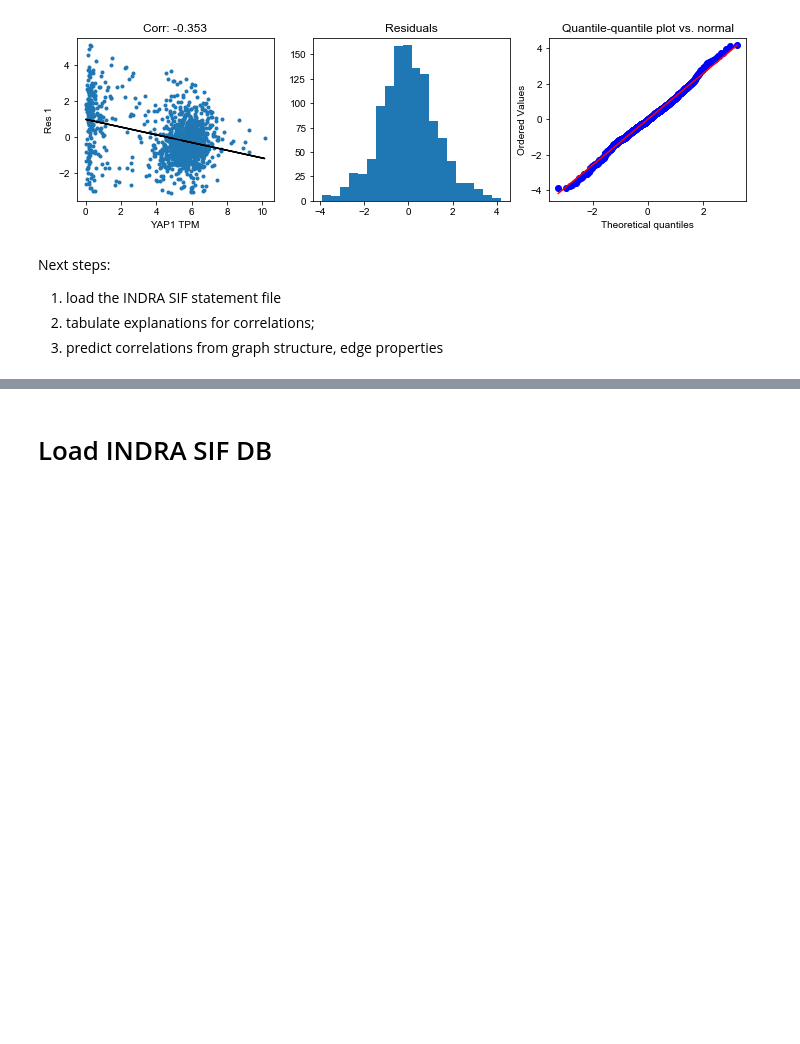
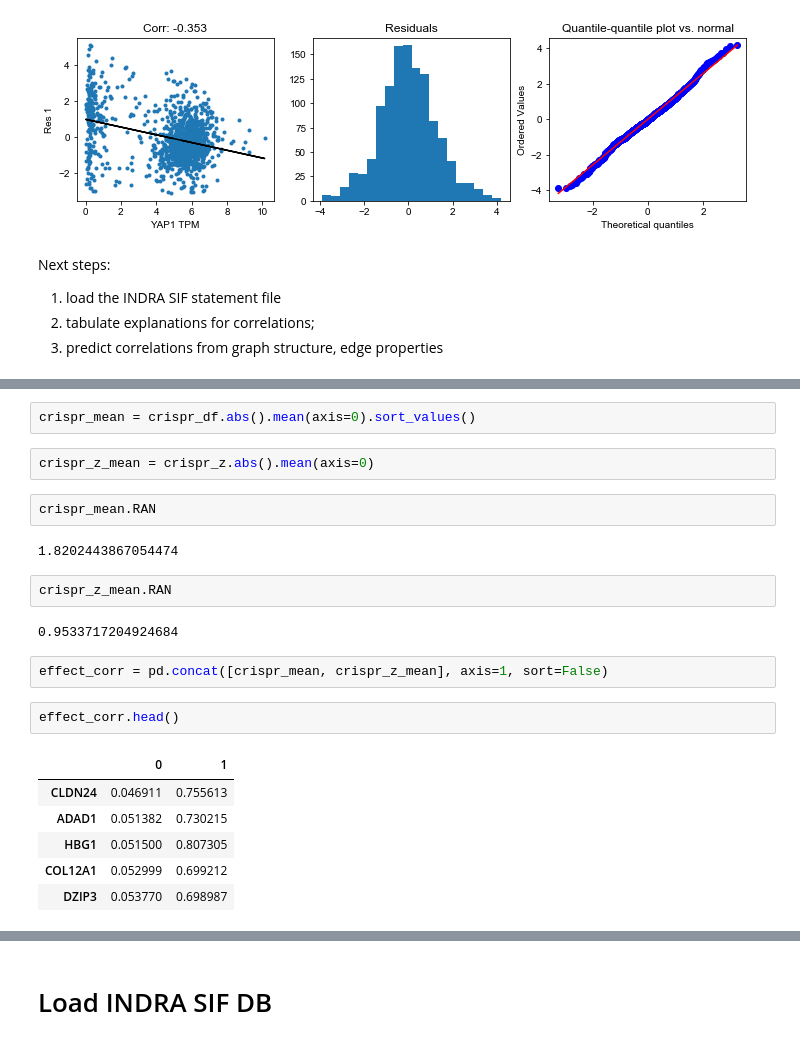
Before and after one commit to johnbachman/depmap_analysis, a Jupyter notebook: notebooks/Biomarkers of Dependency.ipynb, the cells around one changed output, grey strips where cells are left out. Drawn from its saved outputs; the diff is of its cells as text; blank space fills up the shorter version.

```diff
--- a/notebooks/Biomarkers of Dependency.ipynb
+++ b/notebooks/Biomarkers of Dependency.ipynb
@@ -276,0 +523,23 @@ Next steps:
+# %%
+crispr_mean = crispr_df.abs().mean(axis=0).sort_values()
+# %%
+crispr_z_mean = crispr_z.abs().mean(axis=0)
+# %%
+crispr_mean.RAN
+# %% [output]
+1.8202443867054474
+# %%
+crispr_z_mean.RAN
+# %% [output]
+0.9533717204924684
+# %%
+effect_corr = pd.concat([crispr_mean, crispr_z_mean], axis=1, sort=False)
+# %%
+effect_corr.head()
+# %% [output]
+|  | 0 | 1 |
+| CLDN24 | 0.046911 | 0.755613 |
+| ADAD1 | 0.051382 | 0.730215 |
+| HBG1 | 0.051500 | 0.807305 |
+| COL12A1 | 0.052999 | 0.699212 |
+| DZIP3 | 0.053770 | 0.698987 |
```
Also changed, not shown: parts of 33 cells of this notebook, 2 other files.
